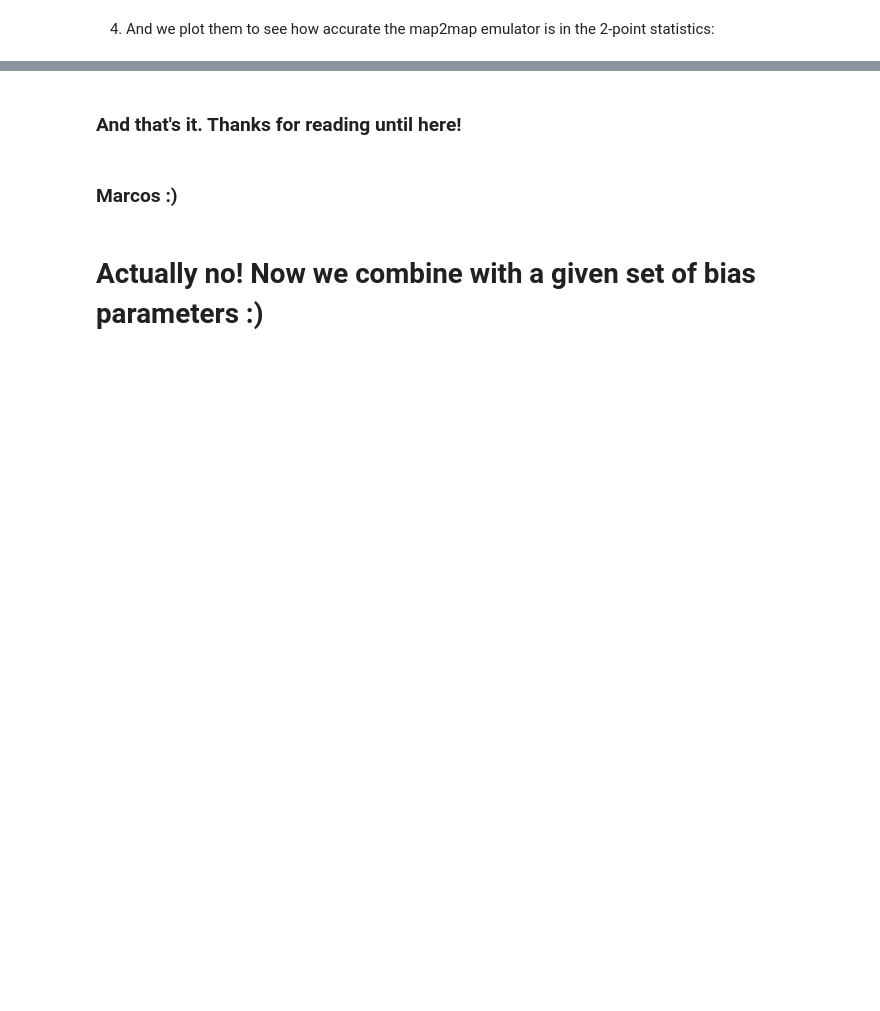
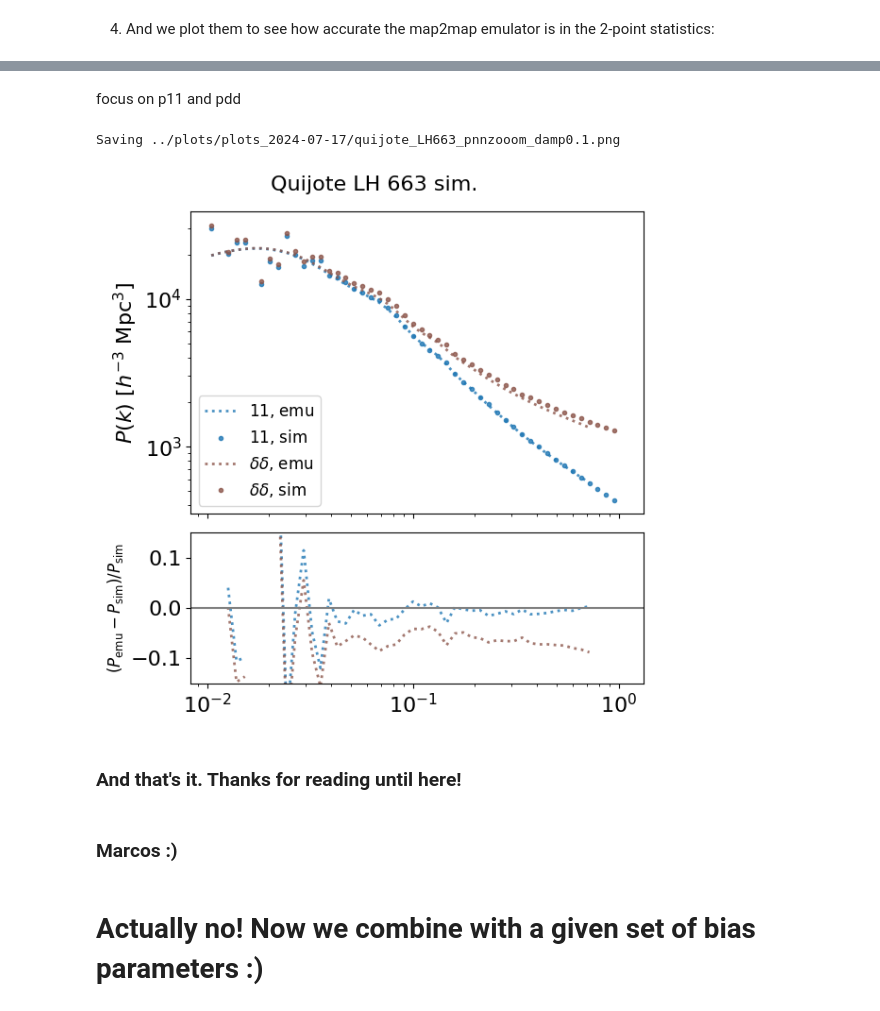
Before and after one commit to kstoreyf/muchisimocks, a Jupyter notebook: notebooks/check_minimal_example.ipynb, the cells around one changed output, grey strips where cells are left out. Saved outputs shown, nothing was run; the diff lists cells and outputs as text; code cells hidden in the pictures; blank space fills up the shorter version.

```diff
--- a/notebooks/check_minimal_example.ipynb
+++ b/notebooks/check_minimal_example.ipynb
@@ -352,7 +367,7 @@ args_power = {'ngrid':ngrid,
                   'cosmology':cosmo_Quijote,
                   'interlacing':False,
                   'kmin':0.01,
-                  'kmax':1,
+                  'kmax':1.0,
                   'nbins':50,
                   'correct_grid':True,
                   'log_binning':True,
@@ -622,3 +647,19 @@ bacco.power : Deallocating arrays
 # %% [markdown]
 4. And we plot them to see how accurate the map2map emulator is in the 2-point statistics:
+# %%
+labels_pnn = ['$1 1$',
+ '$1 \\delta$',
+ '$1 \\delta^2$',
+ '$1 s^2$',
+ '$ 1 \\nabla^2\\delta$',
+ '$\\delta \\delta$',
+ '$\\delta \\delta^2$',
+ '$\\delta s^2$',
+ '$\\delta \\nabla^2\\delta$',
+ '$\\delta^2 \\delta^2$',
+ '$\\delta^2 s^2$',
+ '$\\delta^2 \\nabla^2\\delta$',
+ '$s^2 s^2$',
+ '$s^2 \\nabla^2\\delta$',
+ '$\\nabla^2\\delta \\nabla^2\\delta$']
 # %%
@@ -670,3 +738,53 @@ plt.show()
+# %% [markdown]
+focus on p11 and pdd
+# %%
+nrows, ncols = 2, 1
+fig, axarr = plt.subplots(nrows, ncols, figsize=(6,6), sharex=True, height_ratios=[2,1])
+plt.subplots_adjust(hspace=0.01, wspace=0.01)
+ax, ax1 = axarr
+alpha = 0.8
+
+plt.suptitle(f'Quijote LH {indicesLH[i]} sim.', fontsize=16)
+
+
+color_pdd = 'C'+str(5)
+
+k = kk
+lw = 2
+
+
+is_pnn = [0,5]
+for i_pnn in is_pnn:
+    pk_obj = power_all_terms_sim[i_pnn]
+    color = 'C'+str(i_pnn)
+    axarr[0].plot(kk_emu, pnn_emu[i_pnn], ls=':', alpha=alpha, label=f'{labels_pnn[i_pnn]}, emu', color=color, lw=lw)
+    axarr[0].plot(kk, pk_obj['pk'], ls='None', marker='o', markersize=3, alpha=alpha, label=f'{labels_pnn[i_pnn]}, sim', color=color)
+    axarr[1].plot(kk_emu, (pnn_emu[i_pnn]-pk_obj['pk'][i_k_emu])/pk_obj['pk'][i_k_emu], ls=':', alpha=alpha, color=color, lw=lw)
+
+ax1.axhline(0.0, color='grey')
+
+ax.set_ylabel(r'$P(k) \,\, [h^{-3} \,\, {\rm Mpc}^3]$', fontsize=16)
+axarr[1].set_ylabel(r'$(P_\text{emu}-P_\text{sim})/P_\text{sim}$', fontsize=12)
+#ax.set_xlim(k_min, k_max)
+#ax.set_ylim(3e2, 5e4)
+#ax.set_ylim(1e3, 5e5)
+
+ax1.set_ylim(-0.15, 0.15)
+
+ax.legend(fontsize=12, loc='lower left')
+
+ax.set_xscale('log')
+ax.set_yscale('log')
+
+mpl.pyplot.tight_layout()
+# mpl.pyplot.show()
+
+if save_plots:
+    print(f'Saving {plot_dir}/quijote_LH{indicesLH[i]}_pnnzooom{tag_save}.png')
+    plt.savefig(f'{plot_dir}/quijote_LH{indicesLH[i]}_pnnzooom{tag_save}.png', bbox_inches='tight')
+# %% [output]
+Saving ../plots/plots_2024-07-17/quijote_LH663_pnnzooom_damp0.1.png
+[figure, added]
 # %% [markdown]
 ### And that's it. Thanks for reading until here!
 # %% [markdown]
```
Also changed, not shown: parts of 24 cells of this notebook, 6 other files.
